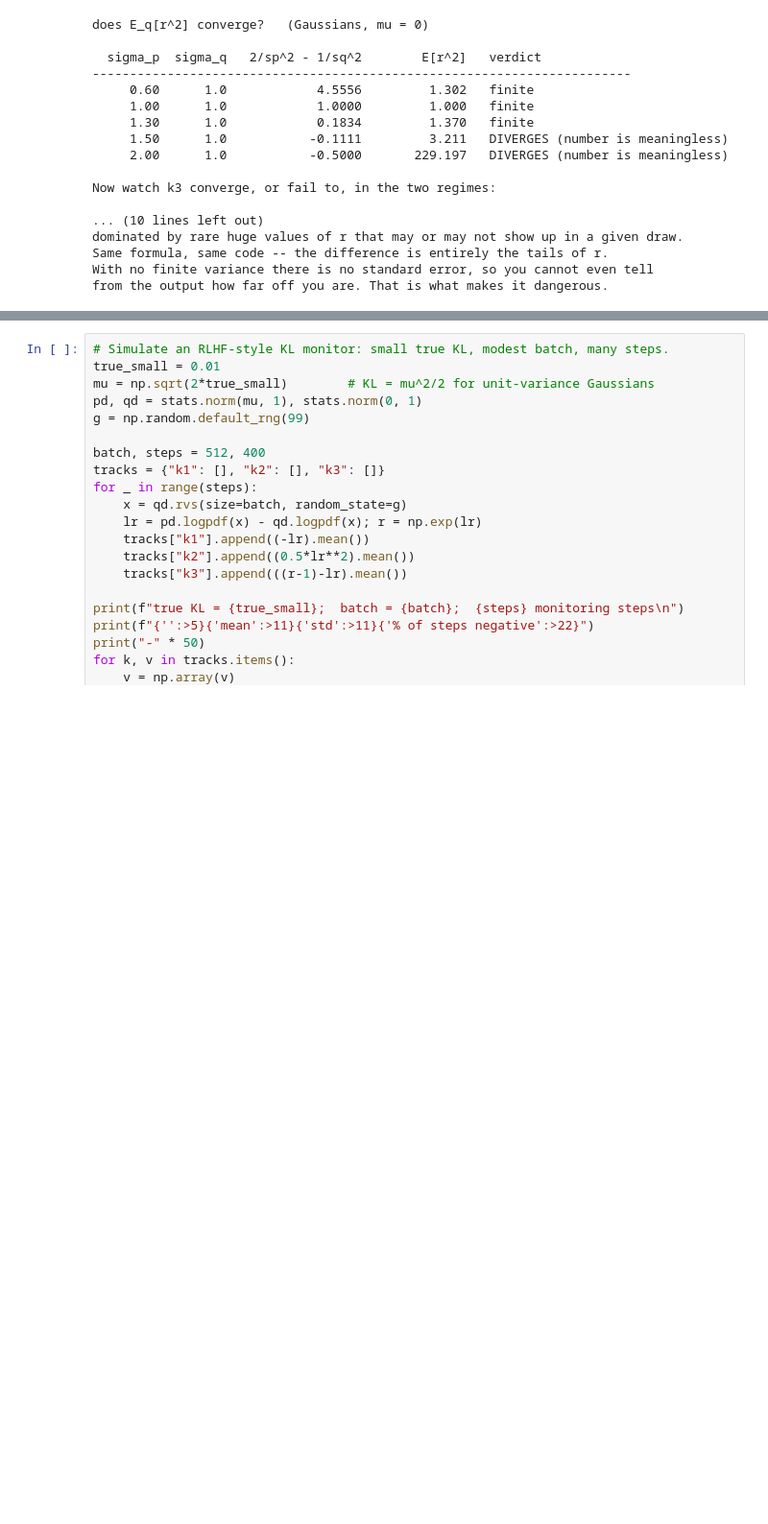
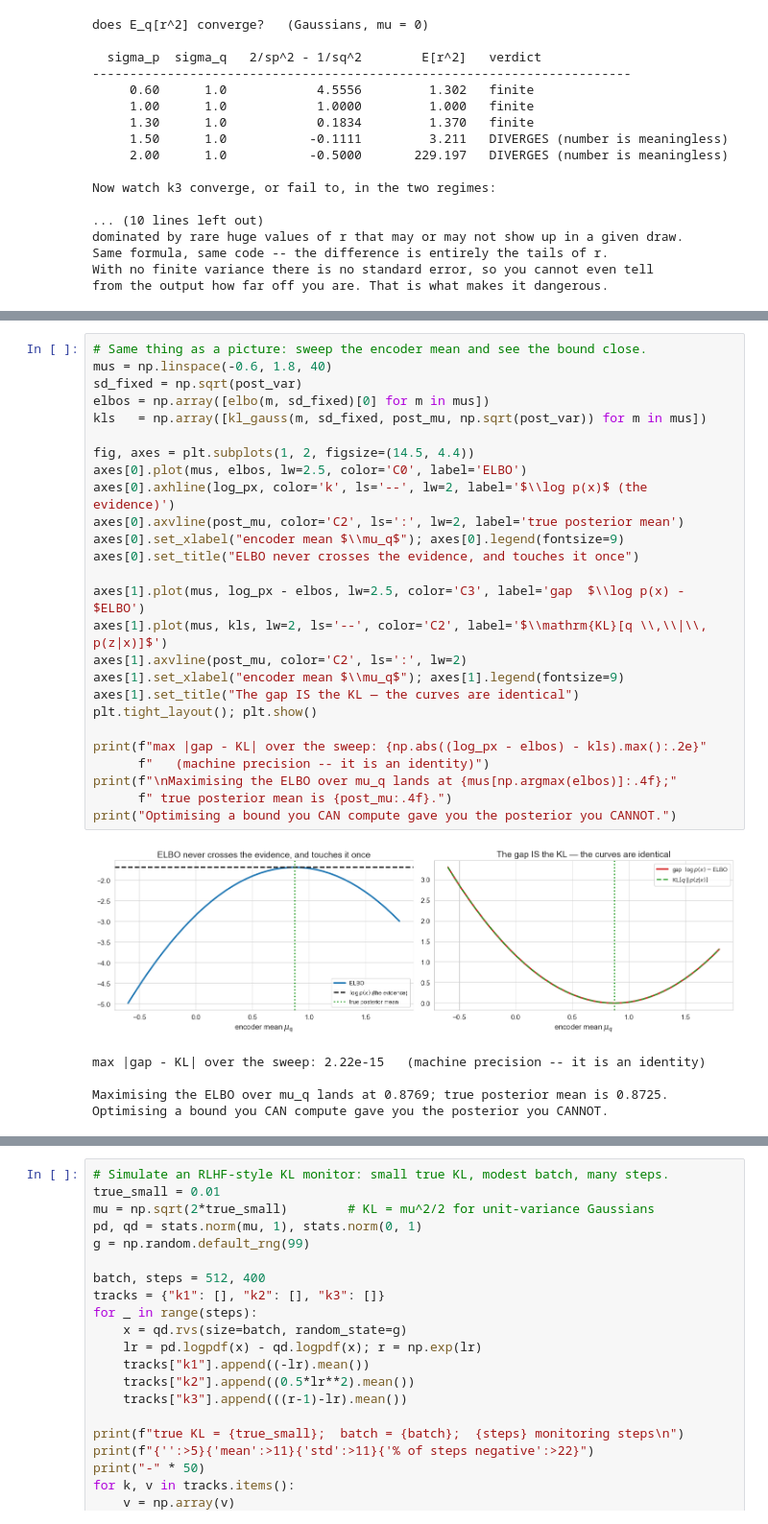
Before and after one commit to alexchilton/Math_tutorial_random_learning_and_depth, a Jupyter notebook: 02a_approximating_kl_divergence.ipynb, the cells around one changed output, grey strips where cells are left out. Shown at 96% size. Cells and saved outputs as stored; diff of their text form; blank space fills up the shorter version.

```diff
--- a/02a_approximating_kl_divergence.ipynb
+++ b/02a_approximating_kl_divergence.ipynb
@@ -1091,0 +1264,32 @@ from the output how far off you are. That is what makes it dangerous.
+# %%
+# Same thing as a picture: sweep the encoder mean and see the bound close.
+mus = np.linspace(-0.6, 1.8, 40)
+sd_fixed = np.sqrt(post_var)
+elbos = np.array([elbo(m, sd_fixed)[0] for m in mus])
+kls   = np.array([kl_gauss(m, sd_fixed, post_mu, np.sqrt(post_var)) for m in mus])
+
+fig, axes = plt.subplots(1, 2, figsize=(14.5, 4.4))
+axes[0].plot(mus, elbos, lw=2.5, color='C0', label='ELBO')
+axes[0].axhline(log_px, color='k', ls='--', lw=2, label='$\\log p(x)$ (the evidence)')
+axes[0].axvline(post_mu, color='C2', ls=':', lw=2, label='true posterior mean')
+axes[0].set_xlabel("encoder mean $\\mu_q$"); axes[0].legend(fontsize=9)
+axes[0].set_title("ELBO never crosses the evidence, and touches it once")
+
+axes[1].plot(mus, log_px - elbos, lw=2.5, color='C3', label='gap  $\\log p(x) - $ELBO')
+axes[1].plot(mus, kls, lw=2, ls='--', color='C2', label='$\\mathrm{KL}[q \\,\\|\\, p(z|x)]$')
+axes[1].axvline(post_mu, color='C2', ls=':', lw=2)
+axes[1].set_xlabel("encoder mean $\\mu_q$"); axes[1].legend(fontsize=9)
+axes[1].set_title("The gap IS the KL — the curves are identical")
+plt.tight_layout(); plt.show()
+
+print(f"max |gap - KL| over the sweep: {np.abs((log_px - elbos) - kls).max():.2e}"
+      f"   (machine precision -- it is an identity)")
+print(f"\nMaximising the ELBO over mu_q lands at {mus[np.argmax(elbos)]:.4f};"
+      f" true posterior mean is {post_mu:.4f}.")
+print("Optimising a bound you CAN compute gave you the posterior you CANNOT.")
+# %% [output]
+[figure, added]
+max |gap - KL| over the sweep: 2.22e-15   (machine precision -- it is an identity)
+
+Maximising the ELBO over mu_q lands at 0.8769; true posterior mean is 0.8725.
+Optimising a bound you CAN compute gave you the posterior you CANNOT.
```
Also changed, not shown: parts of 10 cells of this notebook, 1 other file.
